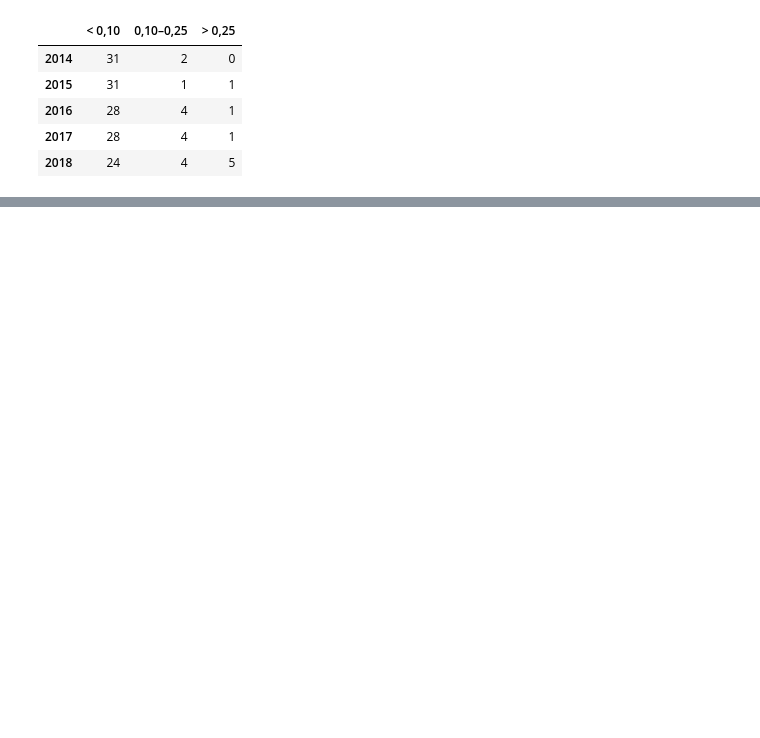
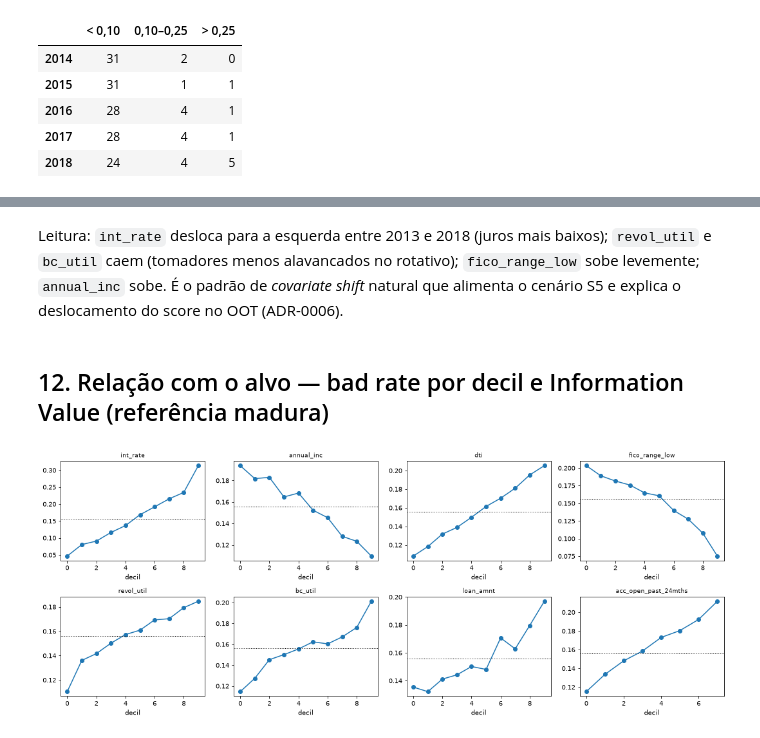
Before and after one commit to NycolasGarcia/Credit-Scoring-Drift-Monitoring, a Jupyter notebook: notebooks/01_eda.ipynb, the cells around one changed output, grey strips where cells are left out. Cells and saved outputs as stored; diff of their text form; code cells hidden in the pictures; blank space fills up the shorter version.

```diff
--- a/notebooks/01_eda.ipynb
+++ b/notebooks/01_eda.ipynb
@@ -266,0 +420,17 @@ bands.groupby(level=1).value_counts().unstack()
+# %% [markdown]
+Leitura: `int_rate` desloca para a esquerda entre 2013 e 2018 (juros mais baixos); `revol_util` e `bc_util`
+caem (tomadores menos alavancados no rotativo); `fico_range_low` sobe levemente; `annual_inc` sobe. É o padrão de
+*covariate shift* natural que alimenta o cenário S5 e explica o deslocamento do score no OOT (ADR-0006).
+# %% [markdown]
+## 12. Relação com o alvo — bad rate por decil e Information Value (referência madura)
+# %%
+lab = ref[ref["target"].notna()]
+fig, axes = plt.subplots(2, 4, figsize=(15, 6))
+for ax, f in zip(axes.ravel(), key_feats):
+    dec = pd.qcut(lab[f], 10, duplicates="drop")
+    br = lab.groupby(dec, observed=True)["target"].mean()
+    ax.plot(range(len(br)), br.values, marker="o"); ax.set_title(f, fontsize=9)
+    ax.axhline(lab["target"].mean(), color="k", ls=":", lw=1); ax.set_xlabel("decil")
+plt.tight_layout(); plt.show()
+# %% [output]
+[figure, added]
```
Also changed, not shown: parts of 31 cells of this notebook.
